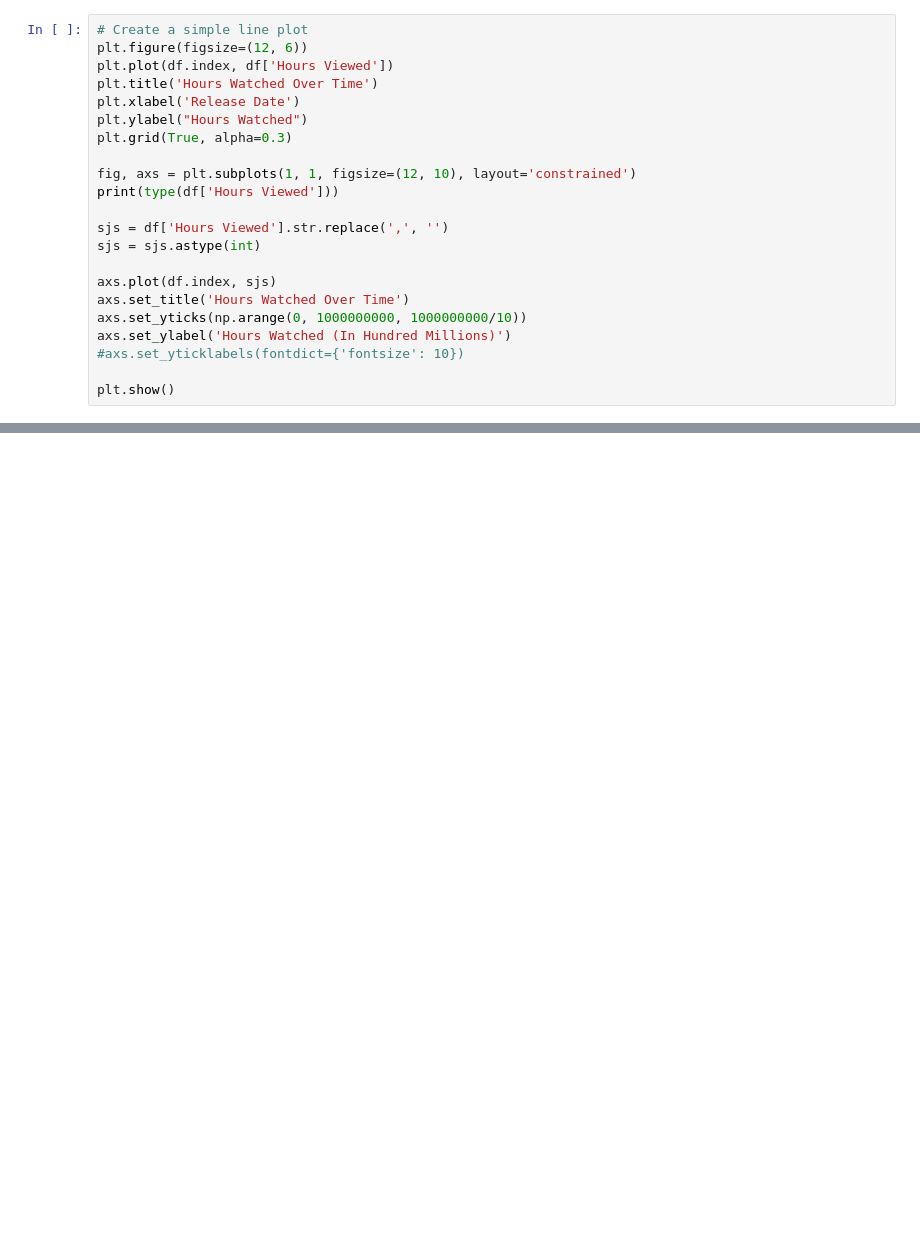
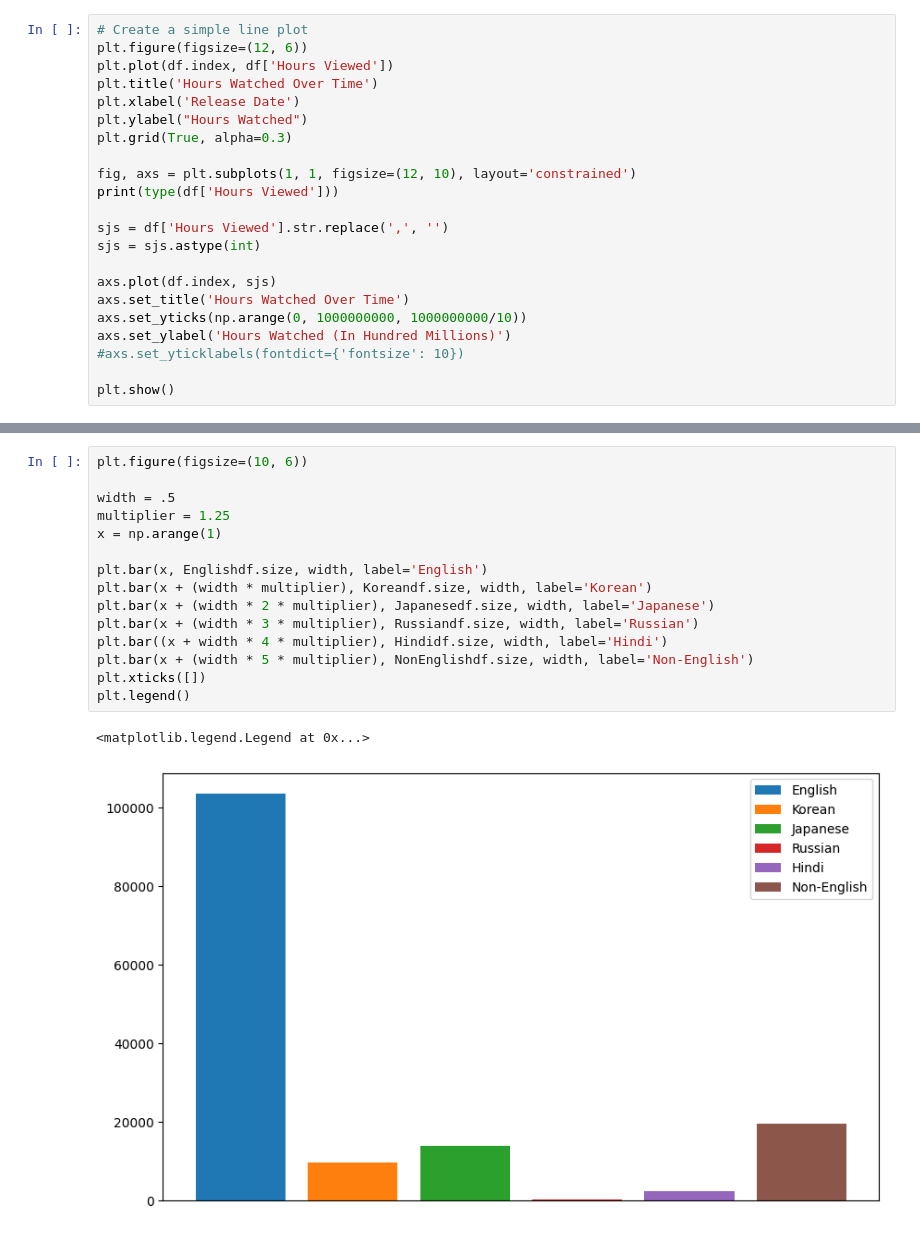
Before and after one commit to Basketj05/NetflixAnalysis, a Jupyter notebook: NetflixAnalysis.ipynb, the cells around one changed output, grey strips where cells are left out. Cells and saved outputs as stored; diff of their text form; blank space fills up the shorter version.

```diff
--- a/NetflixAnalysis.ipynb
+++ b/NetflixAnalysis.ipynb
@@ -79,3 +93,21 @@ NonEnglishdf = df[df['Language Indicator'] == "Non-English"].copy()
+# %%
+plt.figure(figsize=(10, 6))
+
+width = .5
+multiplier = 1.25
+x = np.arange(1)
+
+plt.bar(x, Englishdf.size, width, label='English')
+plt.bar(x + (width * multiplier), Koreandf.size, width, label='Korean')
+plt.bar(x + (width * 2 * multiplier), Japanesedf.size, width, label='Japanese')
+plt.bar(x + (width * 3 * multiplier), Russiandf.size, width, label='Russian')
+plt.bar((x + width * 4 * multiplier), Hindidf.size, width, label='Hindi')
+plt.bar(x + (width * 5 * multiplier), NonEnglishdf.size, width, label='Non-English')
+plt.xticks([])
+plt.legend()
+# %% [output]
+<matplotlib.legend.Legend at 0x...>
+[figure, added]
 # %%
 #Content Type Subsets
 Moviedf = df[df['Content Type'] == "Movie"].copy()
```
Also changed, not shown: parts of 6 cells of this notebook.
